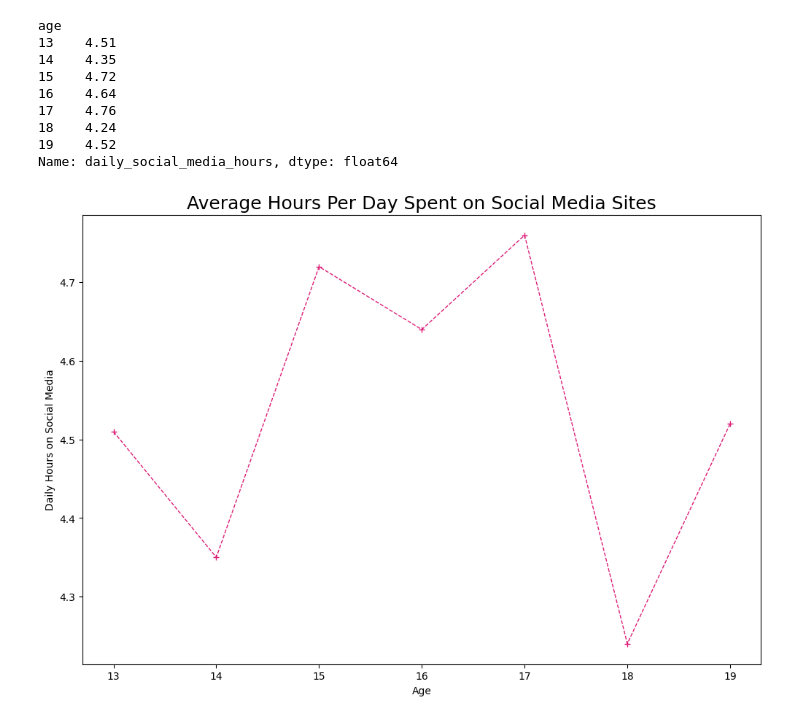
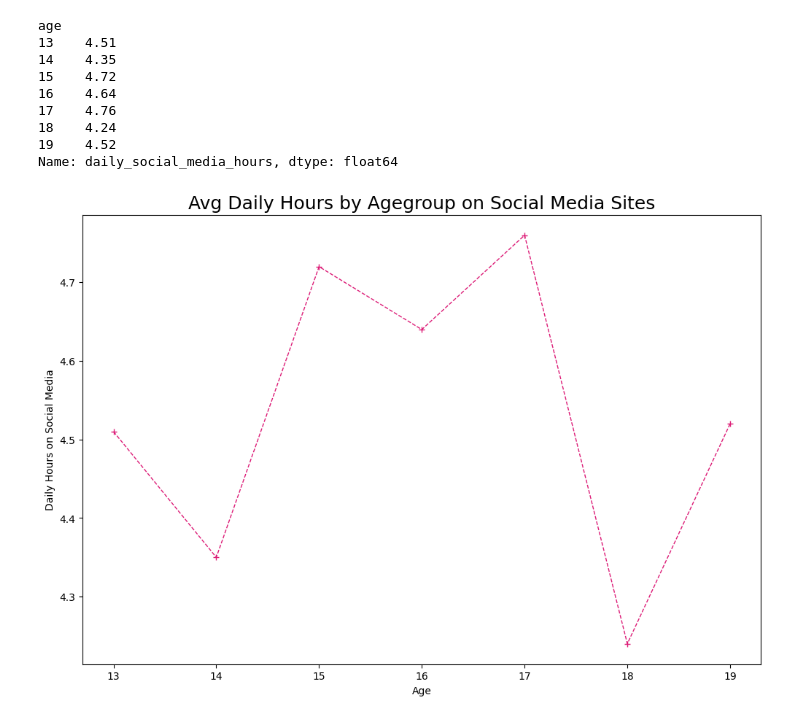
Before and after one commit to mwrobbins56/Student_MentalHealth, a Jupyter notebook: Notebook/student_burnout_trial.ipynb, the cells around one changed output. Cells and saved outputs as stored; diff of their text form; code cells hidden in the pictures.

```diff
--- a/Notebook/student_burnout_trial.ipynb
+++ b/Notebook/student_burnout_trial.ipynb
@@ -3,12 +3,11 @@ import pandas as pd
 import matplotlib.pyplot as plt
 import seaborn as sns
 # %%
-df = pd.read_csv("../Data/Teen_Mental_Health_Dataset.csv")
-df2 = pd.read_csv("../Data/student_stress_dataset.csv")
-# df3 = pd.read_csv("../Data/genz_social_media_usage_1M.csv")
-df4 = pd.read_csv("../Data/zipcheckup_water_quality.csv")
+teen_df = pd.read_csv("../Data/Teen_Mental_Health_Dataset.csv")
+student_df = pd.read_csv("../Data/student_stress_dataset.csv")
+genz_df = pd.read_csv("../Data/genz_social_media_usage_1M.csv")
 
-df.head()
+teen_df.head()
 # %% [output]
 |  | age | gender | daily_social_media_hours | platform_usage | sleep_hours | screen_time_before_sleep | ... |
 | 0 | 14 | male | 7.9 | Instagram | 7.4 | 2.9 | ... |
@@ -517,8 +443,8 @@ df['job_title'].hist(figsize=(12,8), bins=7)
 # %%
-df.columns
-df.corr = df[['age', 'daily_social_media_hours', 'sleep_hours', 'screen_time_before_sleep', 'academic_performance', 'physical_activity',
+teen_df.columns
+teen_df.corr = teen_df[['age', 'daily_social_media_hours', 'sleep_hours', 'screen_time_before_sleep', 'academic_performance', 'physical_activity',
        'stress_level', 'anxiety_level', 'addiction_level', 'depression_label']].corr()
-df.corr
+teen_df.corr
 # %% [output]
 |  | age | daily_social_media_hours | sleep_hours | screen_time_before_sleep | academic_performance | ... |
 | age | 1.000000 | -0.006635 | 0.001530 | 0.075612 | -0.013973 | ... |
@@ -550,5 +471,5 @@ df4['zip'].hist(bins=50)
 # %%
-daily_age_avg = df.groupby("age")["daily_social_media_hours"].mean().round(2)
+daily_age_avg = teen_df.groupby("age")["daily_social_media_hours"].mean().round(2)
 daily_age_avg
 # %% [output]
 age
@@ -563,19 +484,19 @@ Name: daily_social_media_hours, dtype: float64
 # %%
 plt.figure(figsize=(12,8))
 plt.plot(
     daily_age_avg.index,
     daily_age_avg.values,
     marker = "+",
     linestyle = '--',
     color = "#dd1c77",
     linewidth = 1)
 
 plt.xlabel("Age")
 plt.ylabel("Daily Hours on Social Media")
-plt.title("Average Hours Per Day Spent on Social Media Sites", fontsize = 18)
+plt.title("Avg Daily Hours by Agegroup on Social Media Sites", fontsize = 18)
 
 # plt.ylim(0, 8)
 
 plt.show()
 # %% [output]
-[figure, old version]
+[figure, new version]
```
Also changed, not shown: parts of 42 cells of this notebook, 5 other files.
